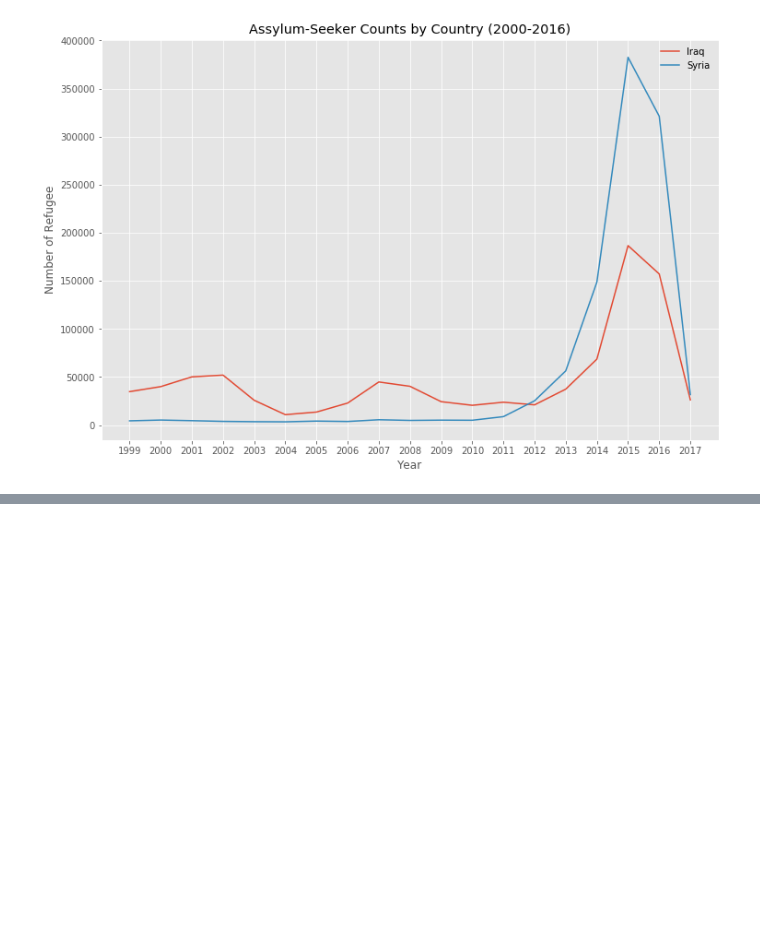
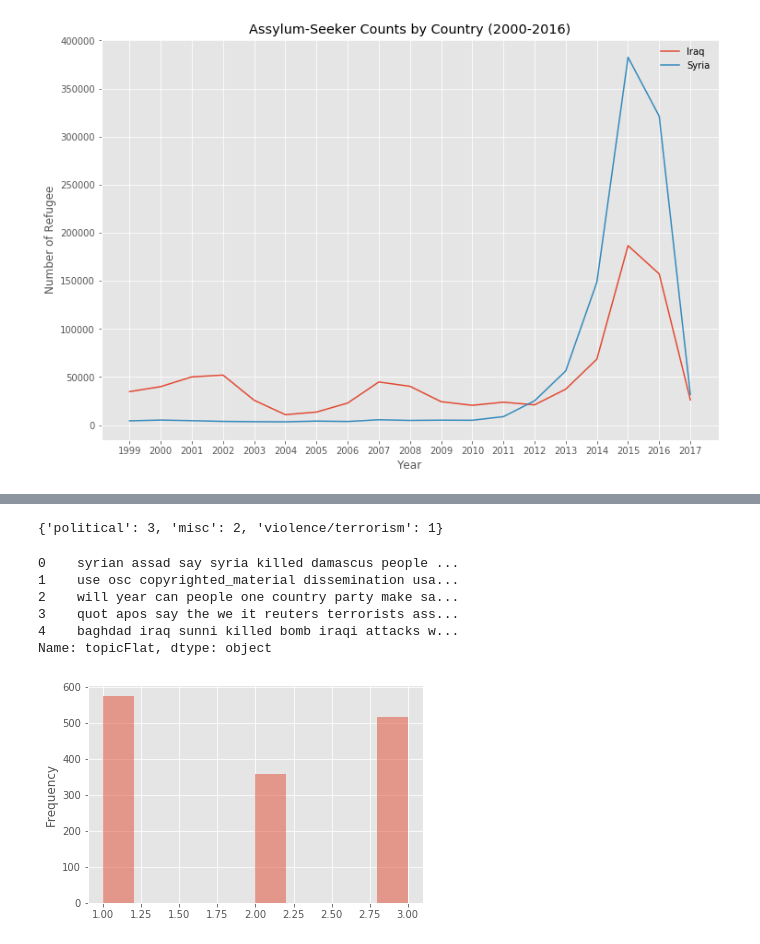
Before and after one commit to YorkUIRLab/eosdb, a Jupyter notebook: experiment/UNHCR_data.ipynb, the cells around one changed output, grey strips where cells are left out. Drawn from its saved outputs; the diff is of its cells as text; code cells hidden in the pictures; blank space fills up the shorter version.

```diff
--- a/experiment/UNHCR_data.ipynb
+++ b/experiment/UNHCR_data.ipynb
@@ -119,0 +176,47 @@ ax.legend(frameon=False)
+# %%
+
+
+######################################################################
+
+data_train = pd.read_csv('result_all_windows_labels.csv')
+
+# Cleanup - remove no labels
+data_train = data_train[data_train['label'].notnull()]
+data_train = data_train[data_train.label != 'environmental']
+data_train = data_train[data_train.label != 'religious']
+data_train = data_train[data_train.label != 'economical']
+
+
+label_cat = {'violence/terrorism' : 1, 'misc': 2, 'political': 3,
+#              'religious': 4, 'economical': 5, 'environmental': 6
+            }
+print(label_cat)
+
+
+def to_category(x):
+    return label_cat[x]
+
+data_train['target'] = data_train.apply(lambda row: to_category(row['label']), axis=1)
+
+data_train['target'].plot.hist(alpha=0.5)
+
+texts = []
+# Get corpus by joining all keywords
+for index, row in data_train.iloc[ :, 2:32].iterrows():
+    texts.append(u' '.join(row.tolist()))
+
+data_train['topicFlat'] = texts
+
+labels = data_train['target']
+
+# print(labels)
+data_train['topicFlat'].head()
+# %% [output]
+{'political': 3, 'misc': 2, 'violence/terrorism': 1}
+0    syrian assad say syria killed damascus people ...
+1    use osc copyrighted_material dissemination usa...
+2    will year can people one country party make sa...
+3    quot apos say the we it reuters terrorists ass...
+4    baghdad iraq sunni killed bomb iraqi attacks w...
+Name: topicFlat, dtype: object
+[figure, added]
```
Also changed, not shown: parts of 6 cells of this notebook.
